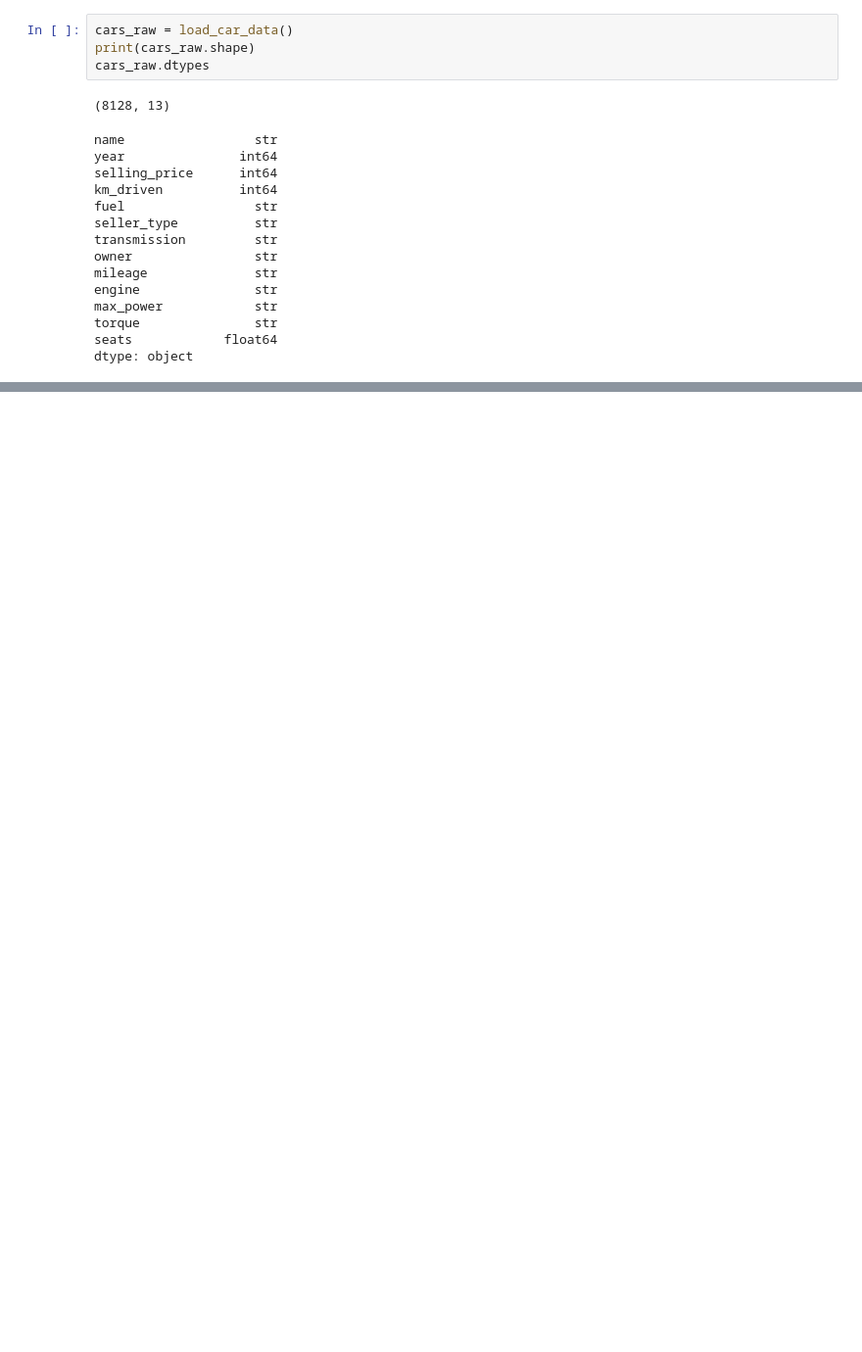
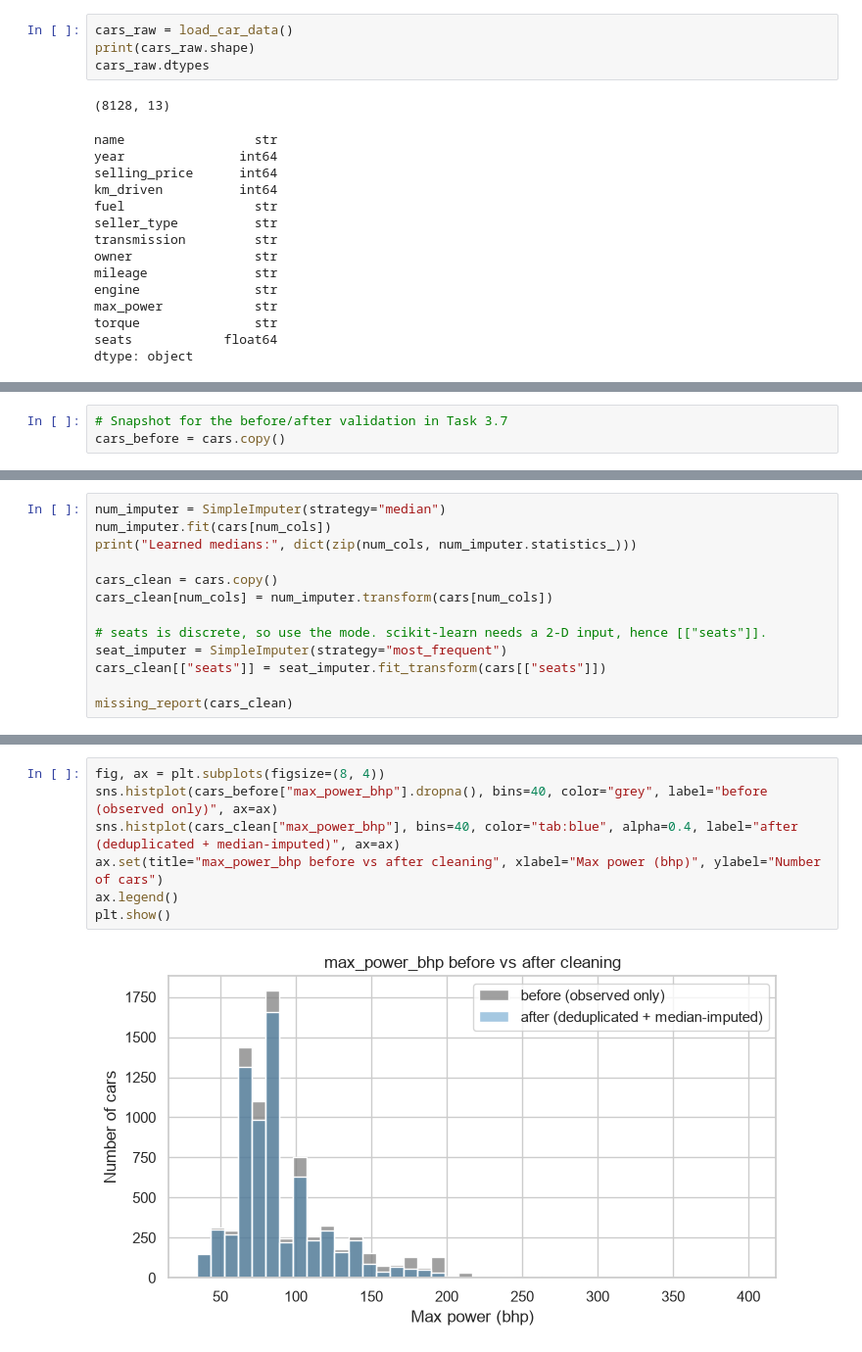
Before and after one commit to DavisenV/PROG8245-Lab2-Tidying_Cleaning_Imputation_Outlier-Detection, a Jupyter notebook: src/car_section.ipynb, the cells around one changed output, grey strips where cells are left out. Shown at 98% size. Drawn from its saved outputs; the diff is of its cells as text; blank space fills up the shorter version.

```diff
--- a/src/car_section.ipynb
+++ b/src/car_section.ipynb
@@ -84,0 +189,3 @@ cars_raw.tail()
+# %%
+# Snapshot for the before/after validation in Task 3.7
+cars_before = cars.copy()
@@ -84,0 +313,13 @@ cars_raw.tail()
+# %%
+num_imputer = SimpleImputer(strategy="median")
+num_imputer.fit(cars[num_cols])
+print("Learned medians:", dict(zip(num_cols, num_imputer.statistics_)))
+
+cars_clean = cars.copy()
+cars_clean[num_cols] = num_imputer.transform(cars[num_cols])
+
+# seats is discrete, so use the mode. scikit-learn needs a 2-D input, hence [["seats"]].
+seat_imputer = SimpleImputer(strategy="most_frequent")
+cars_clean[["seats"]] = seat_imputer.fit_transform(cars[["seats"]])
+
+missing_report(cars_clean)
@@ -84,0 +367,9 @@ cars_raw.tail()
+# %%
+fig, ax = plt.subplots(figsize=(8, 4))
+sns.histplot(cars_before["max_power_bhp"].dropna(), bins=40, color="grey", label="before (observed only)", ax=ax)
+sns.histplot(cars_clean["max_power_bhp"], bins=40, color="tab:blue", alpha=0.4, label="after (deduplicated + median-imputed)", ax=ax)
+ax.set(title="max_power_bhp before vs after cleaning", xlabel="Max power (bhp)", ylabel="Number of cars")
+ax.legend()
+plt.show()
+# %% [output]
+[figure, added]
```
Also changed, not shown: parts of 63 cells of this notebook.
